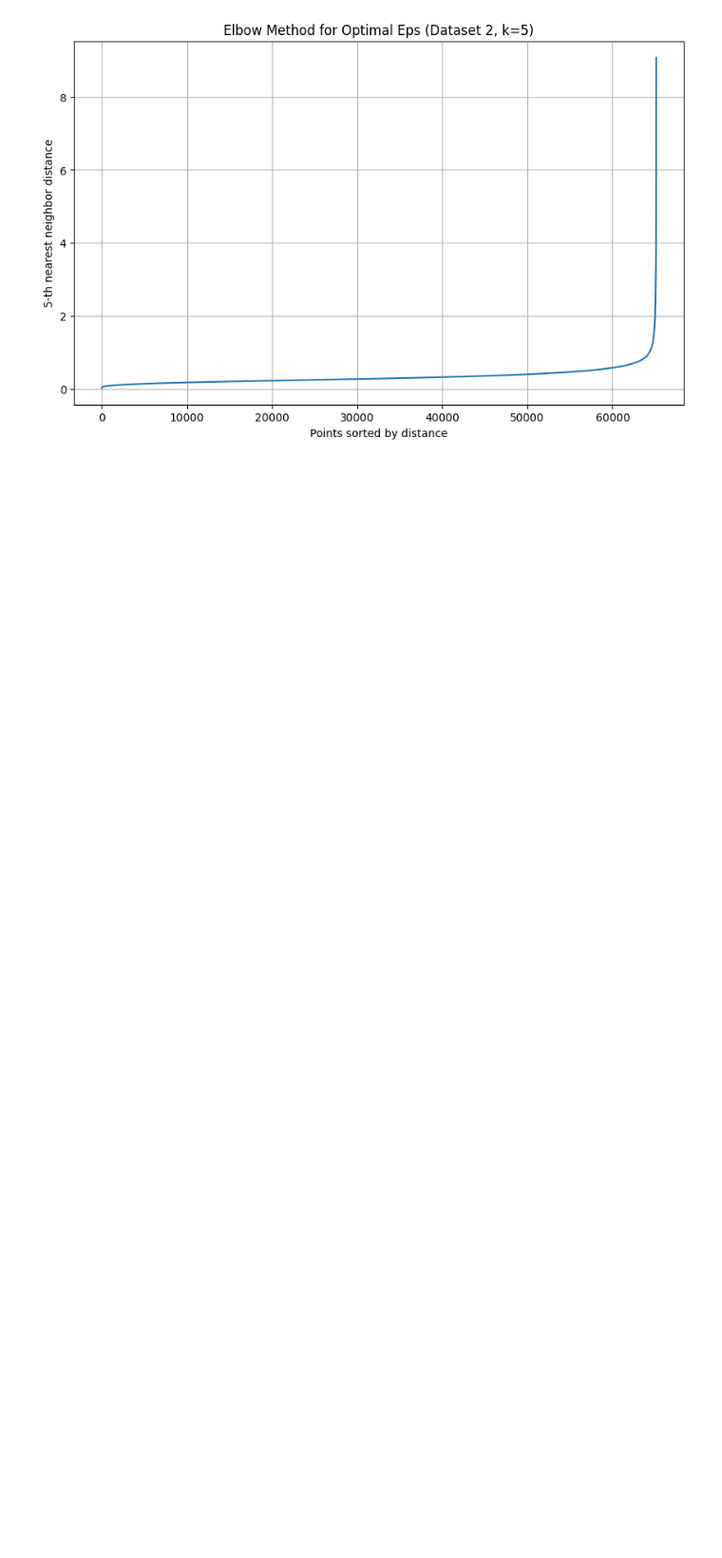
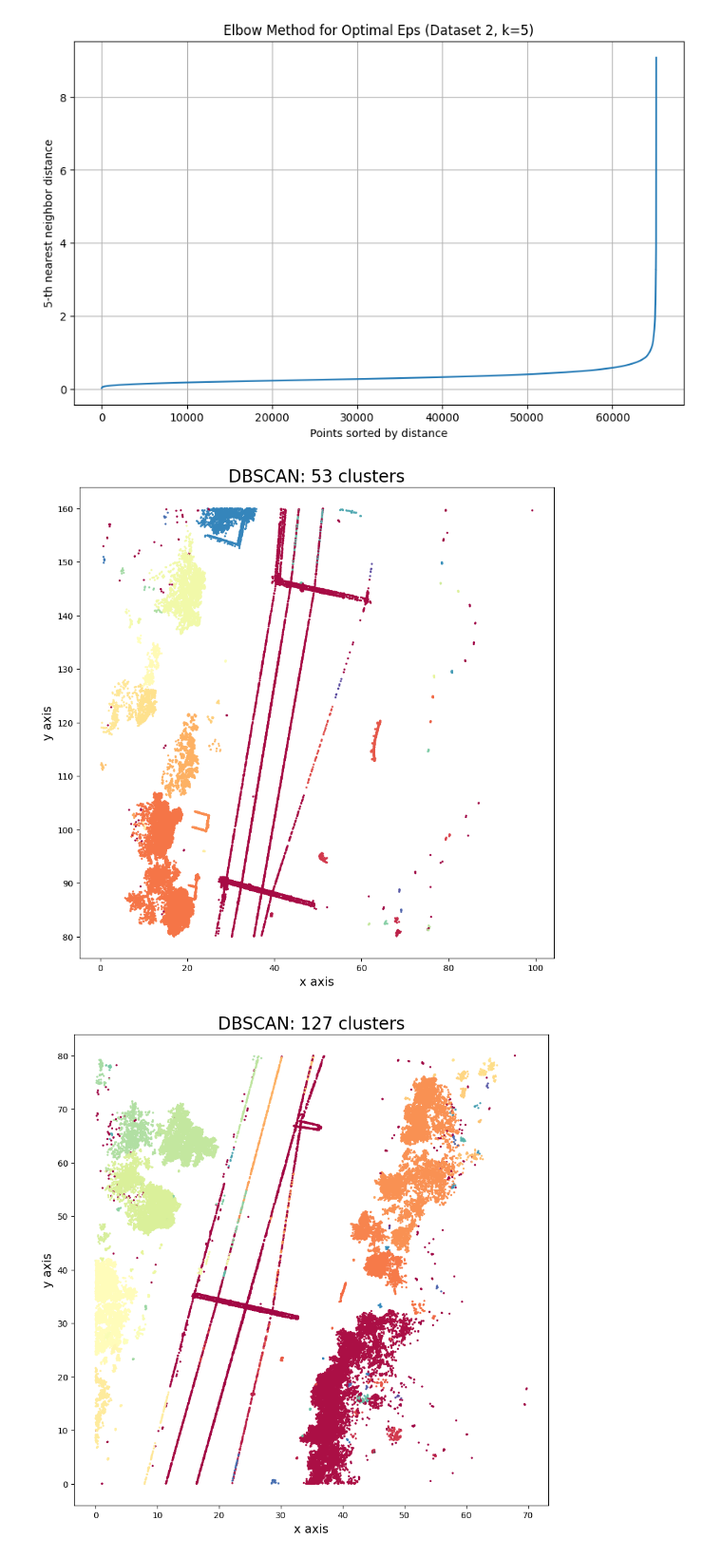
Before and after one commit to Ferb168/Industrial_AI_and_eMaintenance-Assignment5, a Jupyter notebook: Assignment5.ipynb, the cells around one changed output. Shown at 95% size. Drawn from its saved outputs; the diff is of its cells as text; code cells hidden in the pictures; blank space fills up the shorter version.

Commit message:
Rearrange the code order, and display dataset 2's elbow chart.

```diff
--- a/Assignment5.ipynb
+++ b/Assignment5.ipynb
@@ -203,3 +177,50 @@ plt.show()
 # %% [output]
 [figure]
 [figure]
+# %%
+# Dataset 1
+optimal_eps_1 = 1.25
+# find the elbow
+clustering_1 = DBSCAN(eps = optimal_eps_1, min_samples=5).fit(pcd_above_ground_1)
+
+#%%
+clusters = len(set(clustering_1.labels_)) - (1 if -1 in clustering_1.labels_ else 0)
+colors = [plt.cm.Spectral(each) for each in np.linspace(0, 1, clusters)]
+
+# %%
+# Plotting resulting clusters
+plt.figure(figsize=(10,10))
+plt.scatter(pcd_above_ground_1[:,0],
+            pcd_above_ground_1[:,1],
+            c=clustering_1.labels_,
+            cmap=matplotlib.colors.ListedColormap(colors),
+            s=2)
+plt.title('DBSCAN: %d clusters' % clusters,fontsize=20)
+plt.xlabel('x axis',fontsize=14)
+plt.ylabel('y axis',fontsize=14)
+plt.show()
+
+# Dataset 2
+optimal_eps_2 = 1
+# find the elbow
+clustering_2 = DBSCAN(eps = optimal_eps_2, min_samples=5).fit(pcd_above_ground_2)
+
+#%%
+clusters = len(set(clustering_2.labels_)) - (1 if -1 in clustering_2.labels_ else 0)
+colors = [plt.cm.Spectral(each) for each in np.linspace(0, 1, clusters)]
+
+# %%
+# Plotting resulting clusters
+plt.figure(figsize=(10,10))
+plt.scatter(pcd_above_ground_2[:,0],
+            pcd_above_ground_2[:,1],
+            c=clustering_2.labels_,
+            cmap=matplotlib.colors.ListedColormap(colors),
+            s=2)
+plt.title('DBSCAN: %d clusters' % clusters,fontsize=20)
+plt.xlabel('x axis',fontsize=14)
+plt.ylabel('y axis',fontsize=14)
+plt.show()
+# %% [output]
+[figure, added]
+[figure, added]
```
Also changed, not shown: parts of 1 cell of this notebook.
